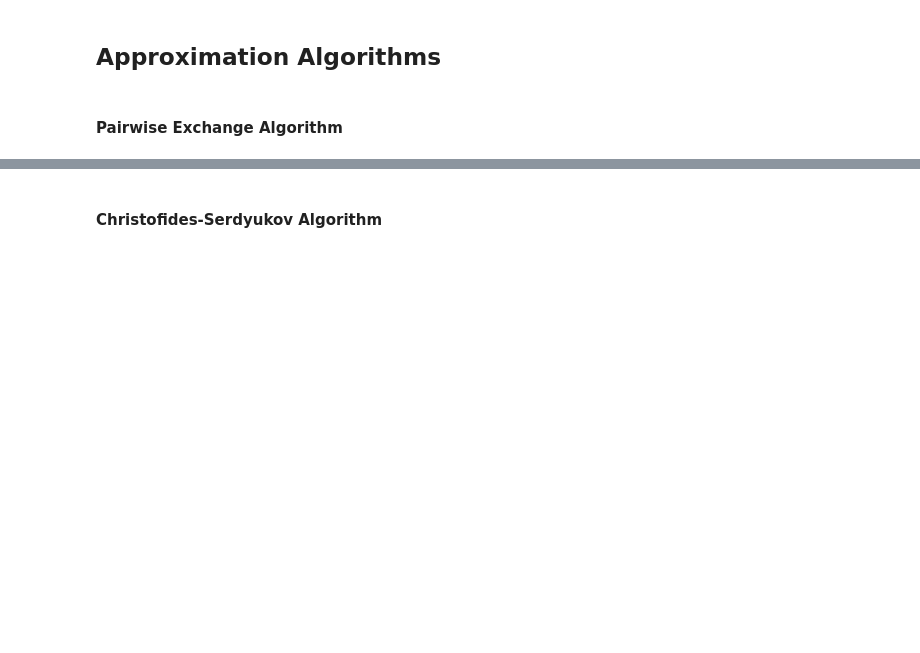
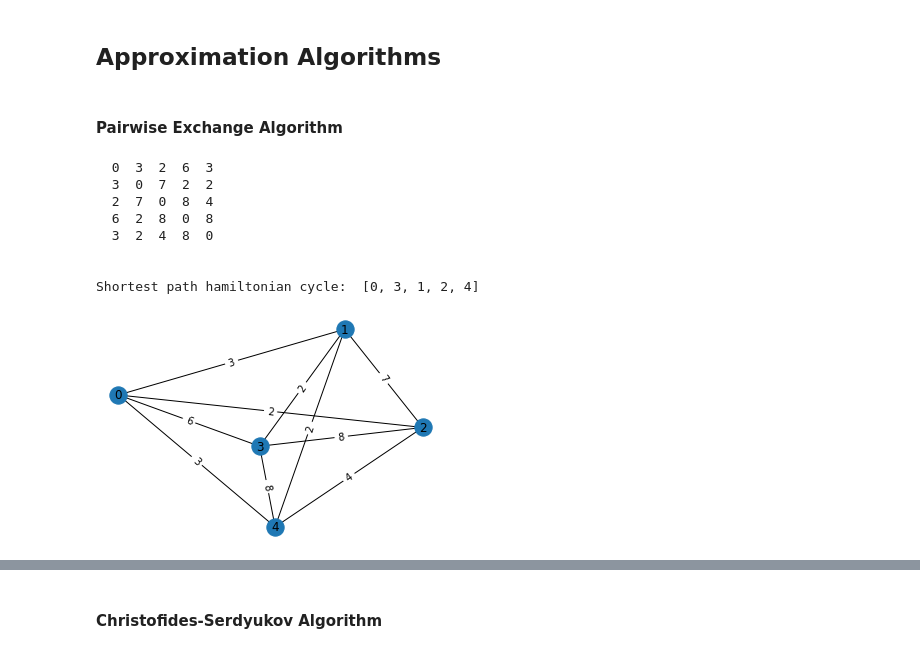
Before and after one commit to hurryingauto3/CS412-Algorithms-Final-Project, a Jupyter notebook: Implementations/Notebook/Implementation and Analysis.ipynb, the cells around one changed output, grey strips where cells are left out. Drawn from its saved outputs; the diff is of its cells as text; code cells hidden in the pictures; blank space fills up the shorter version.

```diff
--- a/Implementations/Notebook/Implementation and Analysis.ipynb
+++ b/Implementations/Notebook/Implementation and Analysis.ipynb
@@ -99,3 +112,28 @@ def held_karp(dists):
+# %%
+n = 20
+repeat = 1
+runtimes = []
+G = complete_graph(n)
+for i in range(n):
+    dists = complete_graph_matrix(G, n)
+    start = time.time()
+    for j in range(repeat):
+        held_karp(dists)
+    runtimes.append((time.time() - start)/repeat)
+    print((time.time() - start)/repeat)
+plt.plot([i for i in range(n)], runtimes)
+plt.show()
+
+# runtimes = [n**2*2**n for i in range(0, 100)]
+# for i in range(1, 2):
+#     G = complete_graph(i)
+#     G_ = complete_graph_matrix(G, len(G))
+#     start = time.time()
+#     held_karp(G_)
+#     runtimes.append(time.time() - start)
+
+# plt.plot([i for i in range(0, 100)], runtimes)
+# plt.show()
 # %% [markdown]
 ## Approximation Algorithms
 # %% [markdown]
@@ -123,3 +161,23 @@ def pairwise_ex(route, cost_mat):
                     improved = True
         route = best
     return best
+# %%
+G = complete_graph(5)
+pos = nx.spring_layout(G)
+labels = nx.get_edge_attributes(G, 'weight')
+nx.draw_networkx_edge_labels(G, pos, edge_labels=labels)
+nx.draw(G, pos, with_labels=True)
+G_ = complete_graph_matrix(G, len(G))
+Pretty_Print(G_)
+print('\n')
+print("Shortest path hamiltonian cycle: ", pairwise_ex(list(G.nodes()), G_))
+# %% [output]
+  0  3  2  6  3
+  3  0  7  2  2
+  2  7  0  8  4
+  6  2  8  0  8
+  3  2  4  8  0
+
+
+Shortest path hamiltonian cycle:  [0, 3, 1, 2, 4]
+[figure, added]
```
Also changed, not shown: parts of 10 cells of this notebook.
